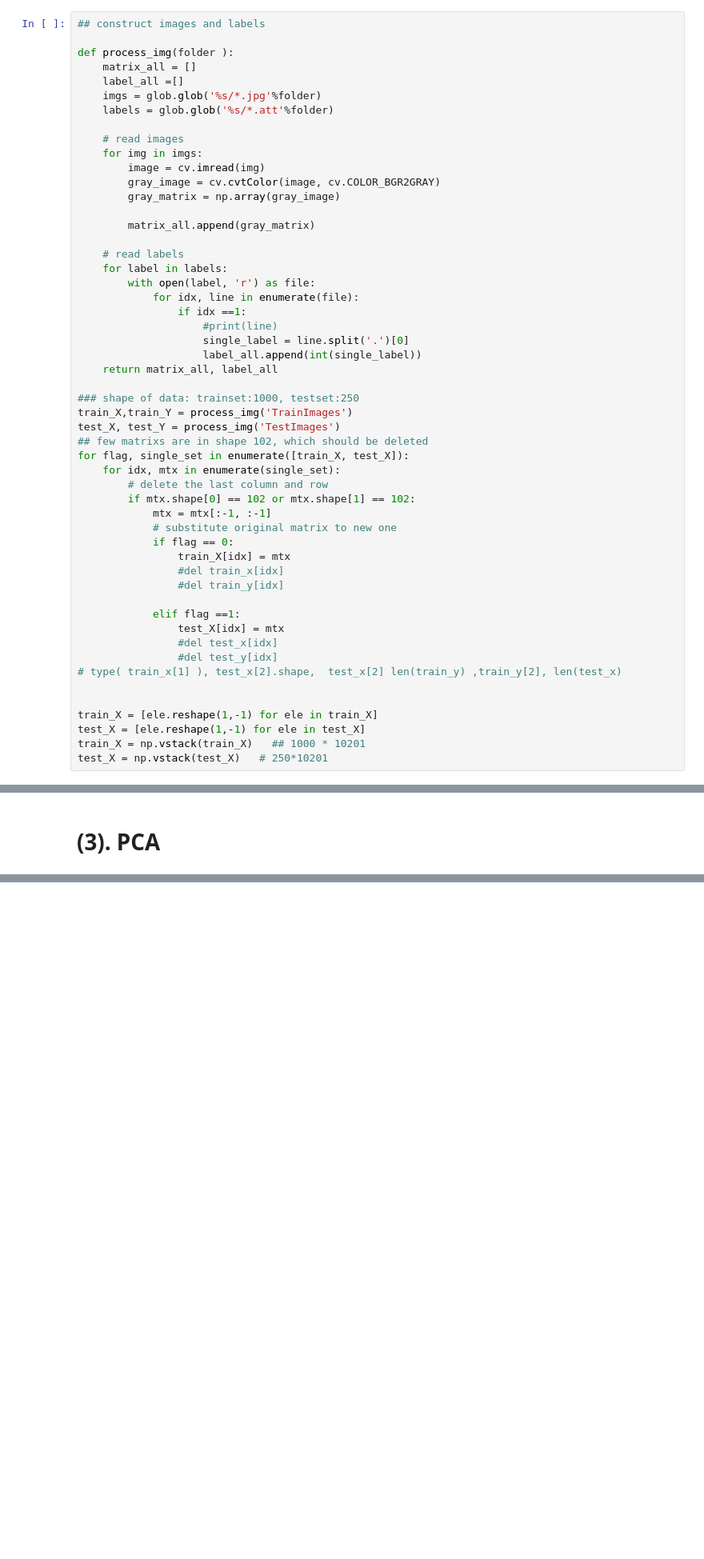
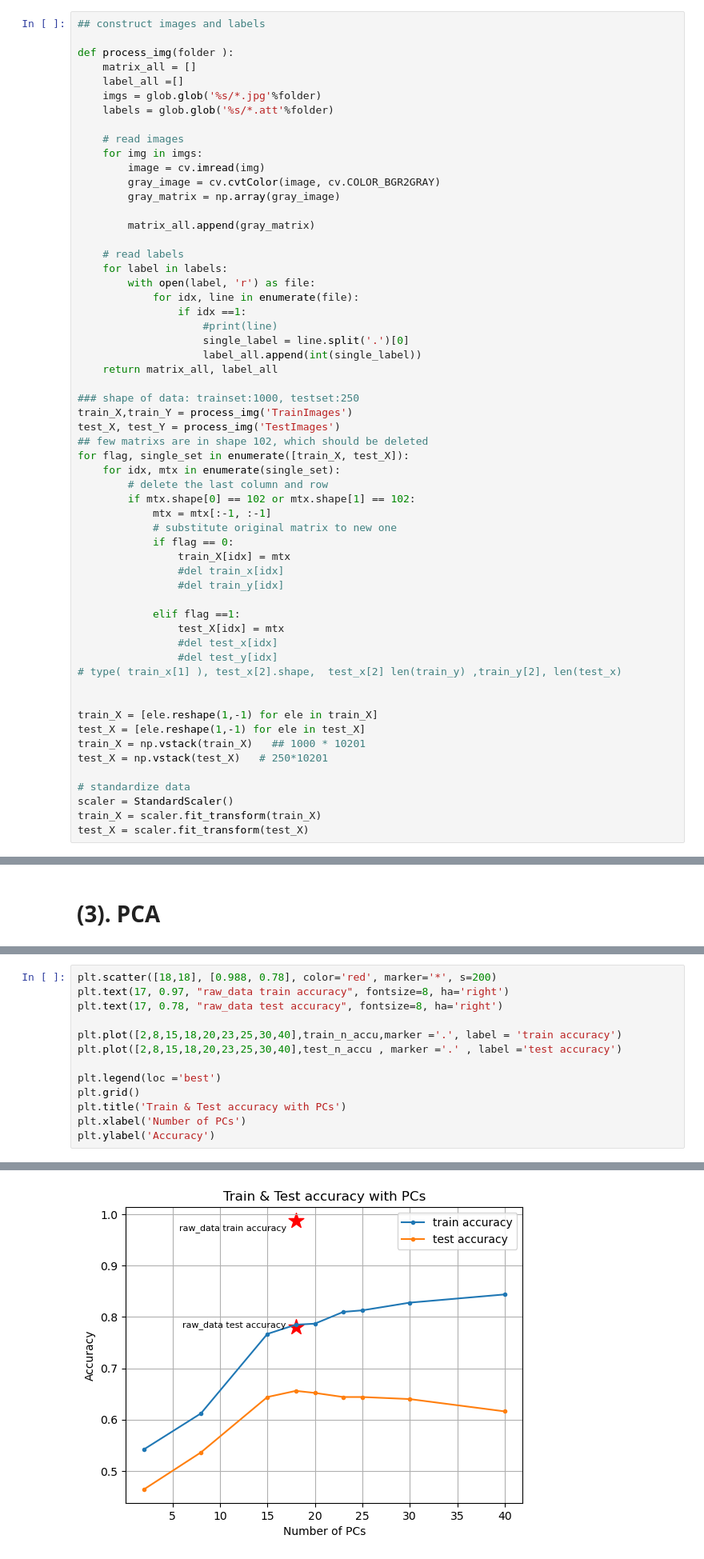
Before and after one commit to Ivy421/5904, a Jupyter notebook: HW3_Q3_group2.ipynb, the cells around one changed output, grey strips where cells are left out. Shown at 80% size. Drawn from its saved outputs; the diff is of its cells as text; blank space fills up the shorter version.

```diff
--- a/HW3_Q3_group2.ipynb
+++ b/HW3_Q3_group2.ipynb
@@ -62,6 +64,11 @@ train_X = [ele.reshape(1,-1) for ele in train_X]
 test_X = [ele.reshape(1,-1) for ele in test_X]
 train_X = np.vstack(train_X)   ## 1000 * 10201
 test_X = np.vstack(test_X)   # 250*10201
+
+# standardize data
+scaler = StandardScaler()
+train_X = scaler.fit_transform(train_X)
+test_X = scaler.fit_transform(test_X)
 # %% [markdown]
 # (1). Label Distribution
 # %%
@@ -196,0 +215,14 @@ Test set accuracy: 0.46399998664855957
+# %%
+plt.scatter([18,18], [0.988, 0.78], color='red', marker='*', s=200)
+plt.text(17, 0.97, "raw_data train accuracy", fontsize=8, ha='right')
+plt.text(17, 0.78, "raw_data test accuracy", fontsize=8, ha='right')
+
+plt.plot([2,8,15,18,20,23,25,30,40],train_n_accu,marker ='.', label = 'train accuracy')
+plt.plot([2,8,15,18,20,23,25,30,40],test_n_accu , marker ='.' , label ='test accuracy')
+
+plt.legend(loc ='best')
+plt.grid()
+plt.title('Train & Test accuracy with PCs')
+plt.xlabel('Number of PCs')
+plt.ylabel('Accuracy')
+# %% [output]
@@ -197,3 +230,4 @@ Test set accuracy: 0.46399998664855957
+[figure, added]
 # %%
 #  # standardize data
 #  scaler = StandardScaler()
```
Also changed, not shown: parts of 18 cells of this notebook.
